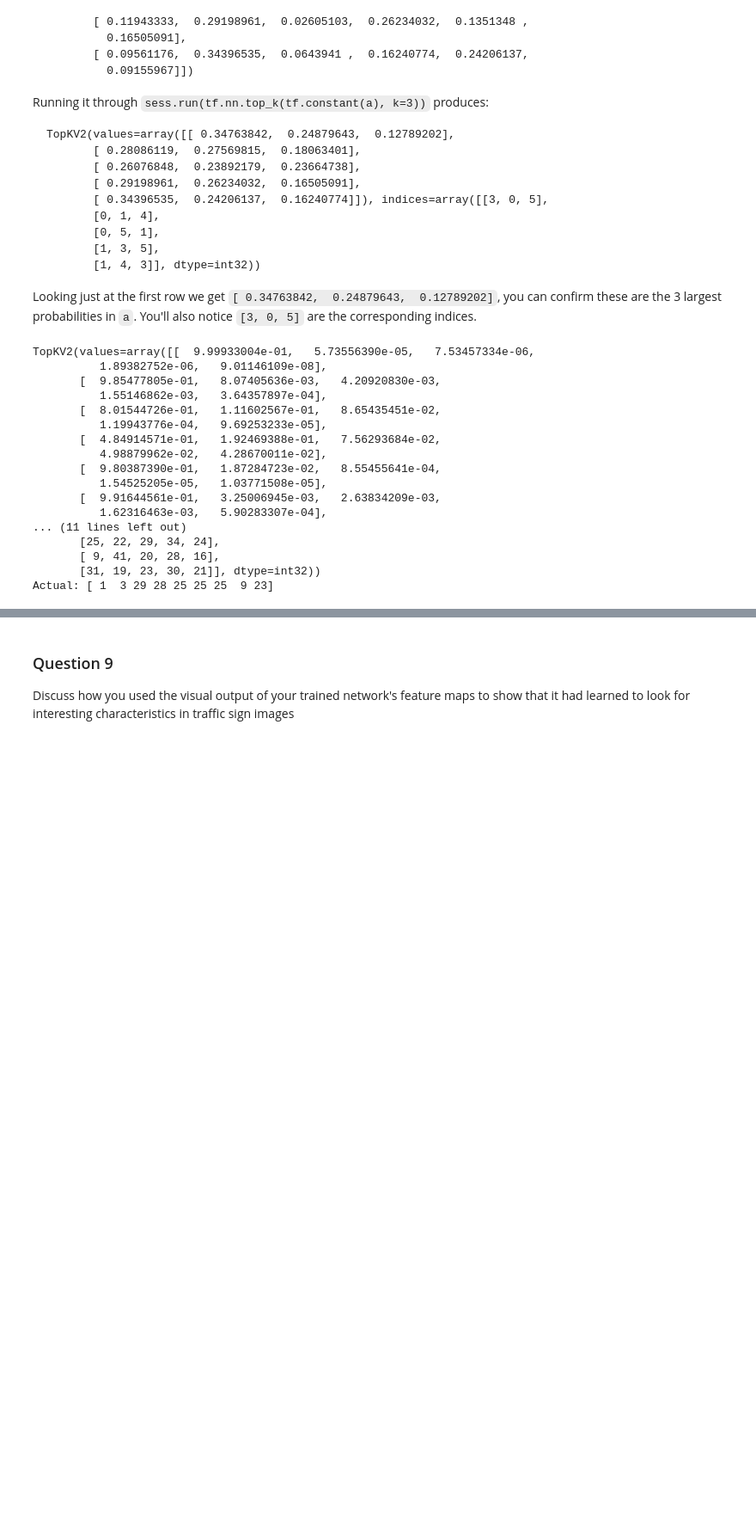
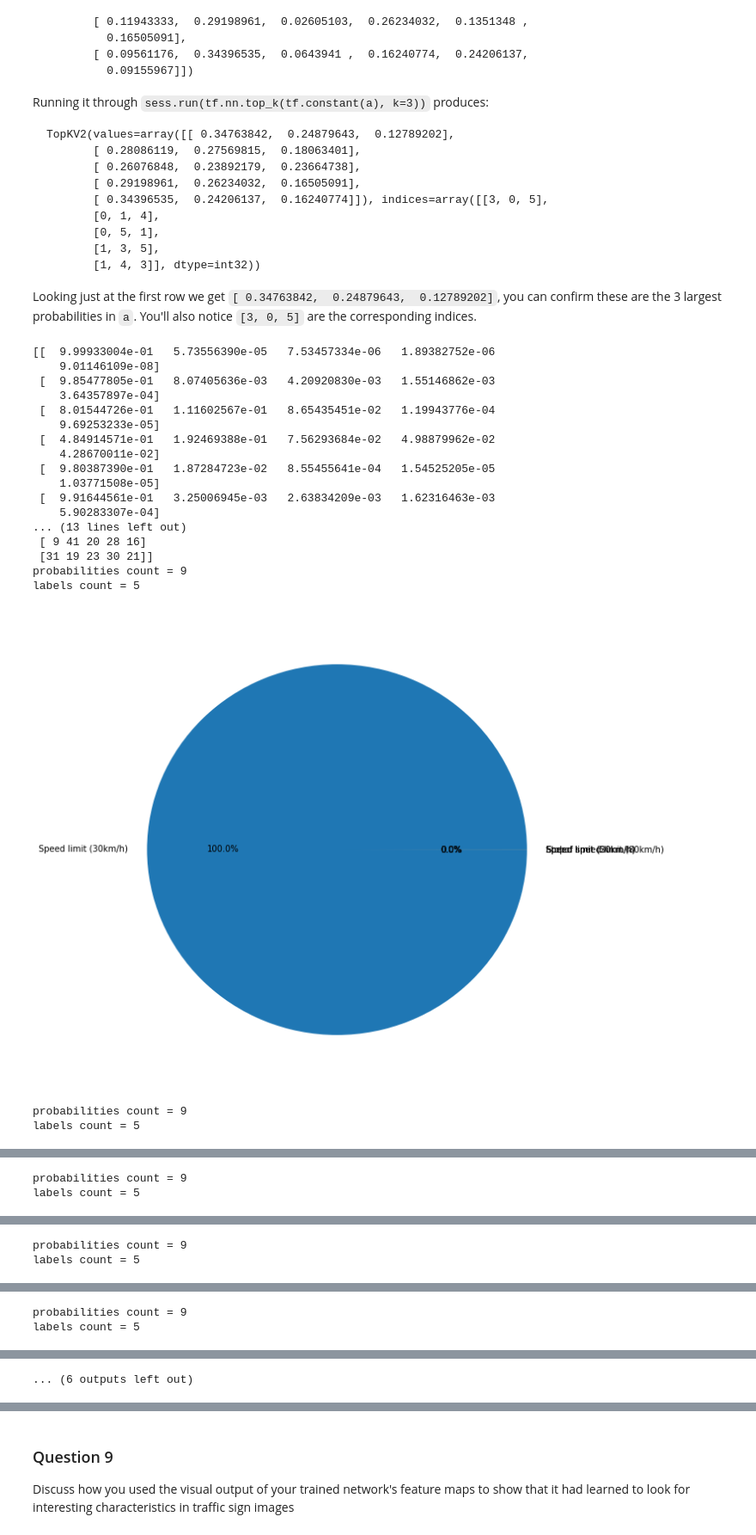
Before and after one commit to patrickmpoon/CarND-Traffic-Sign-Classifier-Project, a Jupyter notebook: Traffic_Sign_Classifier.ipynb, the cells around one changed output, grey strips where cells are left out. Shown at 86% size. Cells and saved outputs as stored; diff of their text form; code cells hidden in the pictures; blank space fills up the shorter version.

```diff
--- a/Traffic_Sign_Classifier.ipynb
+++ b/Traffic_Sign_Classifier.ipynb
@@ -544,31 +559,45 @@ Looking just at the first row we get `[ 0.34763842,  0.24879643,  0.12789202]`,
 # %%
 ### Print out the top five softmax probabilities for the predictions on the German traffic sign images found on the web.
 ### Feel free to use as many code cells as needed.
 # %pdb
 
 top5 = tf.nn.top_k(tf.nn.softmax(logits), k=5)
 
 with tf.Session() as sess:
     saver = tf.train.Saver()
     saver.restore(sess, model_file)
 
-    print(sess.run(top5, feed_dict={x: X_new_images}))
-    print('Actual: {}'.format(y_new_images))
+    probabilities, values = sess.run(top5, feed_dict={x: X_new_images})
+    print(probabilities)
+    print(values)
+#     print('Actual: {}'.format(y_new_images))
+
+    for i, image in enumerate(X_new_images):
+        labels = [signs[v] for v in values[i]]
+        print('probabilities count = {}'.format(len(probabilities)))
+        print('labels count = {}'.format(len(labels)))
+        explode = [0, 0, 0, 0, 0]
+        plt.figure(figsize=(10, 10))
+        plt.pie(probabilities[i], labels=labels, autopct='%1.1f%%')
+        plt.show()
 # %% [output]
-TopKV2(values=array([[  9.99933004e-01,   5.73556390e-05,   7.53457334e-06,
-          1.89382752e-06,   9.01146109e-08],
-       [  9.85477805e-01,   8.07405636e-03,   4.20920830e-03,
-          1.55146862e-03,   3.64357897e-04],
-       [  8.01544726e-01,   1.11602567e-01,   8.65435451e-02,
-          1.19943776e-04,   9.69253233e-05],
-       [  4.84914571e-01,   1.92469388e-01,   7.56293684e-02,
-          4.98879962e-02,   4.28670011e-02],
-       [  9.80387390e-01,   1.87284723e-02,   8.55455641e-04,
-          1.54525205e-05,   1.03771508e-05],
-       [  9.91644561e-01,   3.25006945e-03,   2.63834209e-03,
-          1.62316463e-03,   5.90283307e-04],
-... (11 lines left out)
-       [25, 22, 29, 34, 24],
-       [ 9, 41, 20, 28, 16],
-       [31, 19, 23, 30, 21]], dtype=int32))
-Actual: [ 1  3 29 28 25 25 25  9 23]
+[[  9.99933004e-01   5.73556390e-05   7.53457334e-06   1.89382752e-06
+    9.01146109e-08]
+ [  9.85477805e-01   8.07405636e-03   4.20920830e-03   1.55146862e-03
+    3.64357897e-04]
+ [  8.01544726e-01   1.11602567e-01   8.65435451e-02   1.19943776e-04
+    9.69253233e-05]
+ [  4.84914571e-01   1.92469388e-01   7.56293684e-02   4.98879962e-02
+    4.28670011e-02]
+ [  9.80387390e-01   1.87284723e-02   8.55455641e-04   1.54525205e-05
+    1.03771508e-05]
+ [  9.91644561e-01   3.25006945e-03   2.63834209e-03   1.62316463e-03
+    5.90283307e-04]
+... (13 lines left out)
+ [ 9 41 20 28 16]
+ [31 19 23 30 21]]
+probabilities count = 9
+labels count = 5
+[figure, added]
+probabilities count = 9
+labels count = 5
@@ -574,0 +605,2 @@ Actual: [ 1  3 29 28 25 25 25  9 23]
+probabilities count = 9
+labels count = 5
@@ -574,0 +608,2 @@ Actual: [ 1  3 29 28 25 25 25  9 23]
+probabilities count = 9
+labels count = 5
@@ -574,0 +611,2 @@ Actual: [ 1  3 29 28 25 25 25  9 23]
+probabilities count = 9
+labels count = 5
@@ -575,3 +617,4 @@ Actual: [ 1  3 29 28 25 25 25  9 23]
+... (6 outputs left out)
 # %% [markdown]
 ---
 
```
Also changed, not shown: parts of 3 cells of this notebook.
